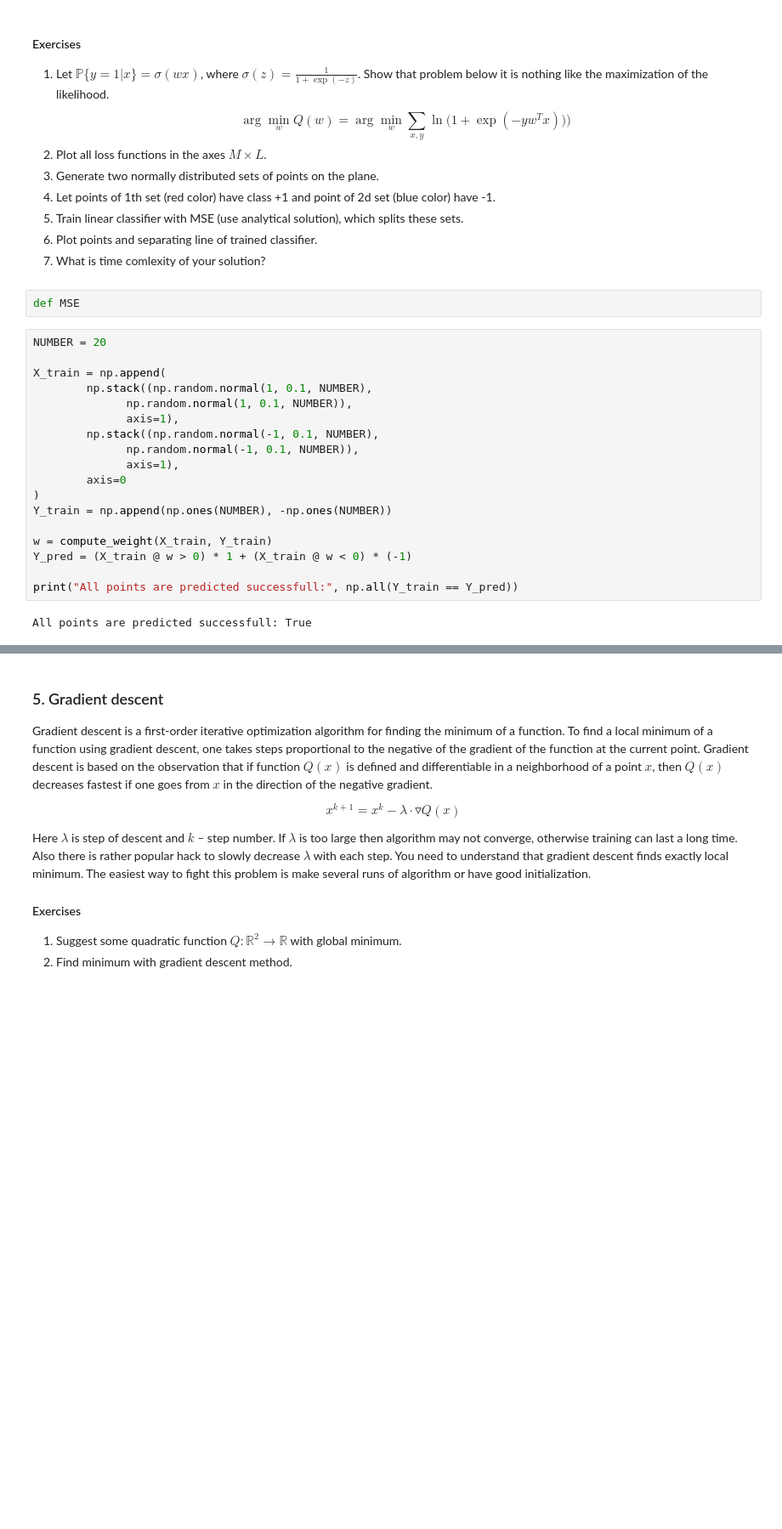
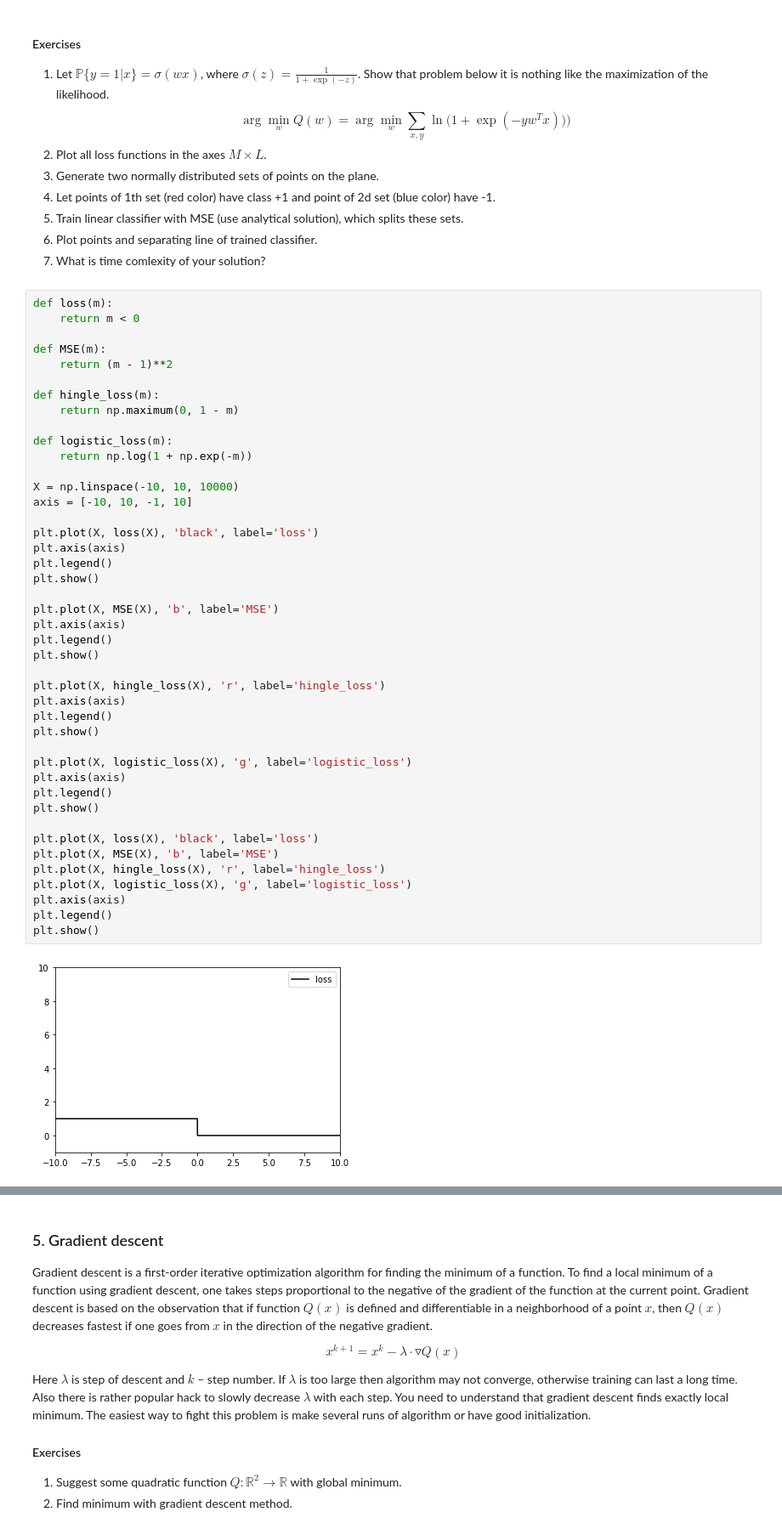
Before and after one commit to max-kuzn/squad, a Jupyter notebook: lab-1.ipynb, the cells around one changed output, grey strips where cells are left out. Shown at 85% size. Saved outputs shown, nothing was run; the diff lists cells and outputs as text; blank space fills up the shorter version.

```diff
--- a/lab-1.ipynb
+++ b/lab-1.ipynb
@@ -174,25 +218,48 @@ $$\arg\min_{w}Q(w) = \arg\min_{w} \sum_{x, y} \ln \big(1 + \exp(-yw^Tx )) \big)$
 5. Train linear classifier with MSE (use analytical solution), which splits these sets.
 6. Plot points and separating line of trained classifier.
 7. What is time comlexity of your solution?
-# %%
-def MSE
-# %%
-NUMBER = 20
-
-X_train = np.append(
-        np.stack((np.random.normal(1, 0.1, NUMBER),
-              np.random.normal(1, 0.1, NUMBER)),
-              axis=1),
-        np.stack((np.random.normal(-1, 0.1, NUMBER),
-              np.random.normal(-1, 0.1, NUMBER)),
-              axis=1),
-        axis=0
-)
-Y_train = np.append(np.ones(NUMBER), -np.ones(NUMBER))
-
-w = compute_weight(X_train, Y_train)
-Y_pred = (X_train @ w > 0) * 1 + (X_train @ w < 0) * (-1)
-
-print("All points are predicted successfull:", np.all(Y_train == Y_pred))
-# %% [output]
-All points are predicted successfull: True
+# %%
+def loss(m):
+    return m < 0
+
+def MSE(m):
+    return (m - 1)**2
+
+def hingle_loss(m):
+    return np.maximum(0, 1 - m)
+
+def logistic_loss(m):
+    return np.log(1 + np.exp(-m))
+
+X = np.linspace(-10, 10, 10000)
+axis = [-10, 10, -1, 10]
+
+plt.plot(X, loss(X), 'black', label='loss')
+plt.axis(axis)
+plt.legend()
+plt.show()
+
+plt.plot(X, MSE(X), 'b', label='MSE')
+plt.axis(axis)
+plt.legend()
+plt.show()
+
+plt.plot(X, hingle_loss(X), 'r', label='hingle_loss')
+plt.axis(axis)
+plt.legend()
+plt.show()
+
+plt.plot(X, logistic_loss(X), 'g', label='logistic_loss')
+plt.axis(axis)
+plt.legend()
+plt.show()
+
+plt.plot(X, loss(X), 'black', label='loss')
+plt.plot(X, MSE(X), 'b', label='MSE')
+plt.plot(X, hingle_loss(X), 'r', label='hingle_loss')
+plt.plot(X, logistic_loss(X), 'g', label='logistic_loss')
+plt.axis(axis)
+plt.legend()
+plt.show()
+# %% [output]
+[figure, added]
```
Also changed, not shown: parts of 4 cells of this notebook.
